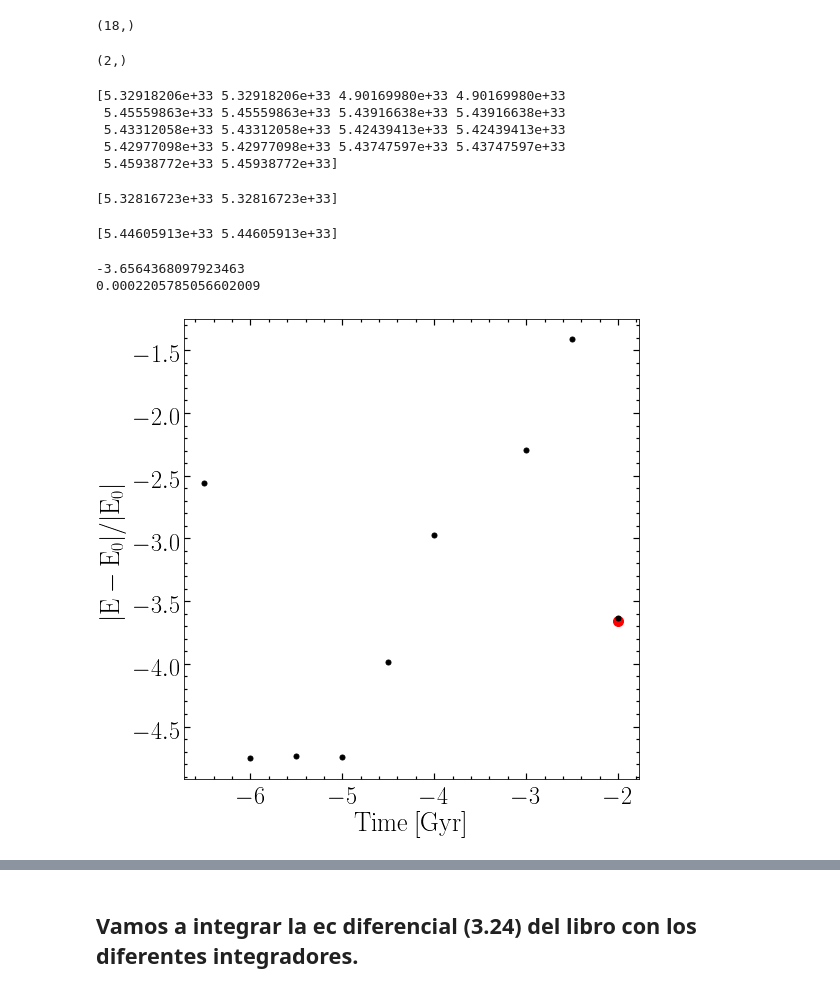
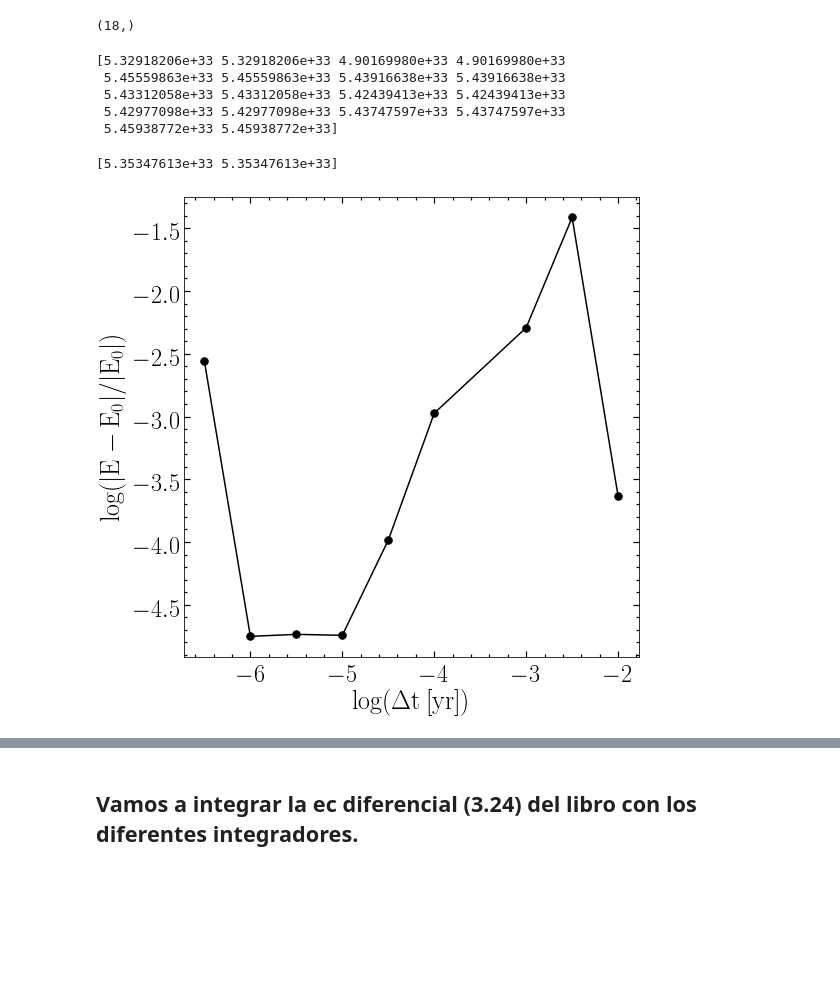
Before and after one commit to ornemarioni/mn2, a Jupyter notebook: Capitulo3.ipynb, the cells around one changed output, grey strips where cells are left out. Cells and saved outputs as stored; diff of their text form; code cells hidden in the pictures; blank space fills up the shorter version.

```diff
--- a/Capitulo3.ipynb
+++ b/Capitulo3.ipynb
@@ -8,19 +8,19 @@ Populating the interactive namespace from numpy and matplotlib
 Hacemos el problema de 2 cuerpos y calculamos el error segun el time step
 # %%
 G = 6.674e-11  # Unidades N*m^2/kg^2
-eps = 0.05      #softening
+eps = 0.      #softening
 N = 2
 
-e = 0.017     # excentricidad de la orbita
-a = 1.496e11        # semieje mayor
-p = a*(1-e)     #distancia al pericentro
+e = 0.    # excentricidad de la orbita
+a = 1.496e11        # semieje mayor [m]
+p = a*(1-e)     #distancia al pericentro [m]
 
-m = np.array([2e30, 6e24]) #masas
+m = np.array([2e30, 6e24]) #masas [kg]
 
 mu = G *(m[0]+m[1])
 nn = np.sqrt(mu/a**3)
 
-vp = nn * a * np.sqrt((1+e)/(1-e)) #velocidad en el pericentro
+vp = nn * a * np.sqrt((1+e)/(1-e)) #velocidad en el pericentro [m/s]
 # vp=0.
 print vp/1000
 
@@ -96,22 +93,6 @@ vzf = data[:,5]
 print shape(xf)
 # %% [output]
 (18,)
-# %%
-path = '/home/omarioni/mn2/_data/cap3/'
-N=2
-data = np.loadtxt(path+'salida_0.dat')
-
-xf = data[:,0]
-yf = data[:,1]
-zf = data[:,2]
-
-vxf = data[:,3]
-vyf = data[:,4]
-vzf = data[:,5]
-
-print shape(xf)
-# %% [output]
-(2,)
 # %%
 from energiafig3 import *
 eps=0
@@ -127,14 +108,6 @@ print e_pot
  5.43312058e+33 5.43312058e+33 5.42439413e+33 5.42439413e+33
  5.42977098e+33 5.42977098e+33 5.43747597e+33 5.43747597e+33
  5.45938772e+33 5.45938772e+33]
-# %%
-from energiafig3 import *
-eps=0
-e_pot = energia.epot(eps,m,xf,yf,zf)
-
-print e_pot
-# %% [output]
-[5.32816723e+33 5.32816723e+33]
 # %%
 from energiafig3 import *
 eps=0
@@ -143,7 +116,7 @@ e_pot0 = energia.epot(eps,m,pos[:,0],pos[:,1],pos[:,2])
 
 print e_pot0
 # %% [output]
-[5.44605913e+33 5.44605913e+33]
+[5.35347613e+33 5.35347613e+33]
 # %%
 U = np.zeros(len(xf)/N)
 K = np.zeros(len(xf)/N)
@@ -181,28 +141,21 @@ dE = abs((E - E0)/E0)
-# %%
-print np.log10(dE)
-print dE
-# %% [output]
--3.6564368097923463
-0.0002205785056602009
 # %%
 from __future__ import unicode_literals
 
 matplotlib.rcParams['text.usetex'] = True
 matplotlib.rcParams['text.latex.unicode'] = True
 
 fig=plt.figure(1, figsize=(8,8))
 fig.subplots_adjust(bottom=0.15, left =0.16, right = 0.95, top = 0.95)
 ax=fig.add_subplot(111)
 
-ax.plot(np.log10(1e-2),np.log10(dE),'.r', markersize=20)
-ax.plot(np.log10(dt),np.log10(dEr),'.k', markersize=10)
+ax.plot(np.log10(dt),np.log10(dEr),'.-k', markersize=15)
 ax.minorticks_on()
 ax.tick_params( labelsize=24)
 ax.tick_params('both', length=3, width=1.2,which='minor', direction='in', right='on',top='on')
 ax.tick_params('both', length=6, width=1.2,which='major', direction='in', right='on',top='on')
-ax.set_ylabel(r'$\mathrm{|E-E_{0}|/|E_{0}|}$', fontsize=26)
-ax.set_xlabel(r'$\mathrm{Time\:[Gyr]}$',fontsize=26)
+ax.set_ylabel(r'$\mathrm{log(|E-E_{0}|/|E_{0}|)}$', fontsize=26)
+ax.set_xlabel(r'$\mathrm{log(\Delta t\:[yr])}$',fontsize=26)
 # fig.savefig('/home/ornela/Dropbox/AAA_2017/escrito/BAAA_2018_art/fig_05.pdf', dpi = 100)
 plt.show()
 # %% [output]
-[figure, old version]
+[figure, new version]
```
Also changed, not shown: parts of 7 cells of this notebook, 3 other files.
